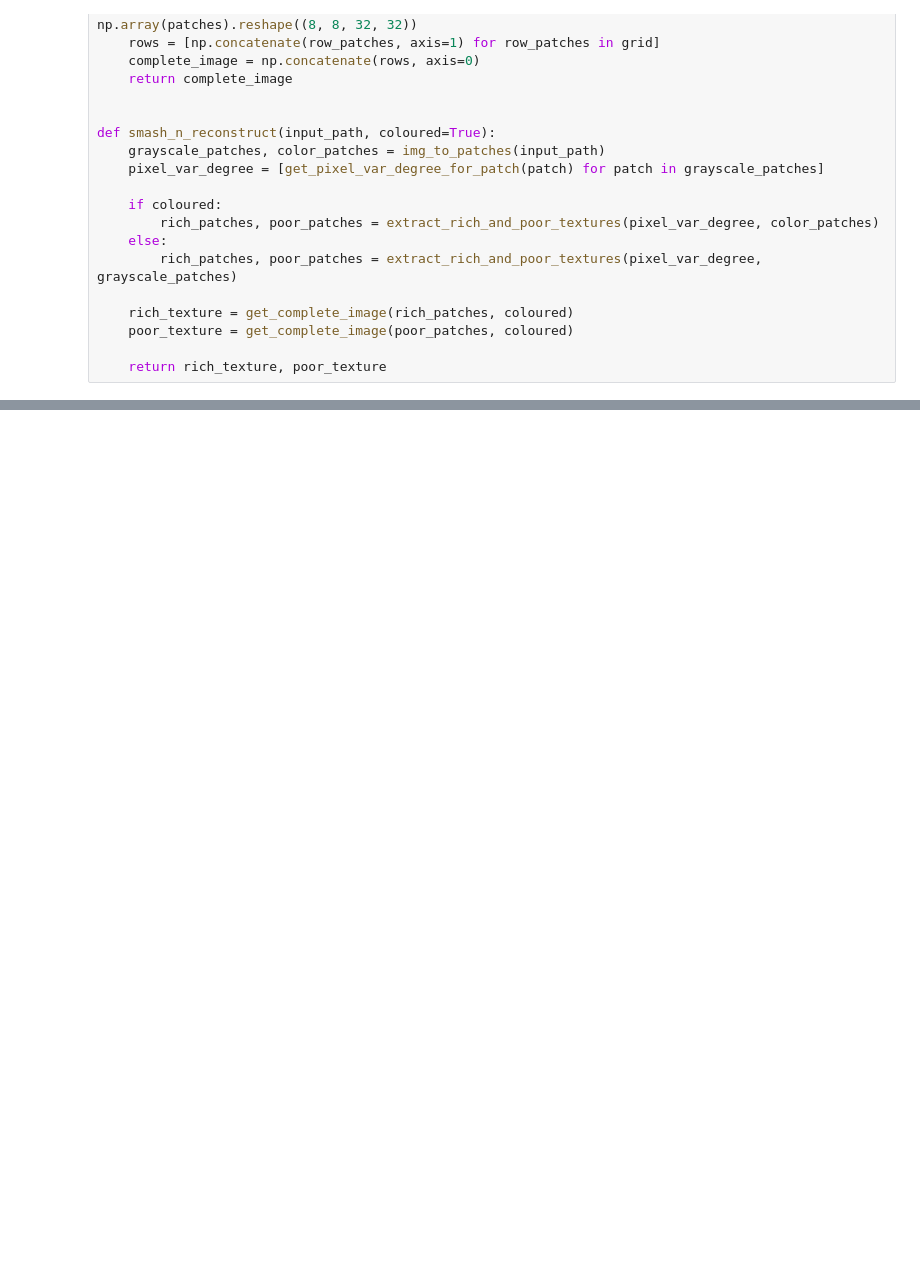
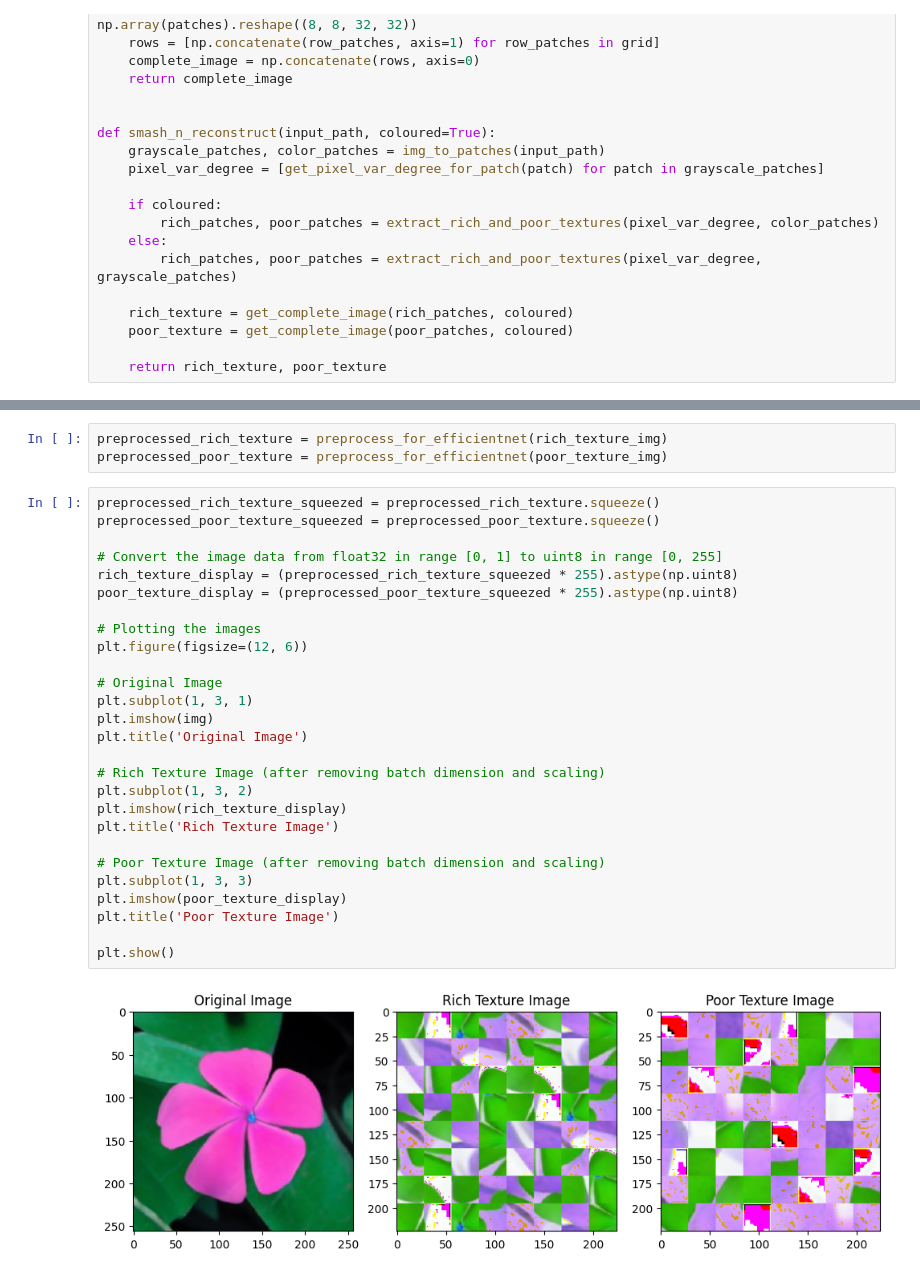
Before and after one commit to KostaKat/SentryAI, a Jupyter notebook: feature_extraction.ipynb, the cells around one changed output, grey strips where cells are left out. Cells and saved outputs as stored; diff of their text form; blank space fills up the shorter version.

Commit message:
Added preprocess_for_efficientnet

```diff
--- a/feature_extraction.ipynb
+++ b/feature_extraction.ipynb
@@ -94,0 +124,32 @@ plt.show()
+# %%
+preprocessed_rich_texture = preprocess_for_efficientnet(rich_texture_img)
+preprocessed_poor_texture = preprocess_for_efficientnet(poor_texture_img)
+# %%
+preprocessed_rich_texture_squeezed = preprocessed_rich_texture.squeeze()
+preprocessed_poor_texture_squeezed = preprocessed_poor_texture.squeeze()
+
+# Convert the image data from float32 in range [0, 1] to uint8 in range [0, 255]
+rich_texture_display = (preprocessed_rich_texture_squeezed * 255).astype(np.uint8)
+poor_texture_display = (preprocessed_poor_texture_squeezed * 255).astype(np.uint8)
+
+# Plotting the images
+plt.figure(figsize=(12, 6))
+
+# Original Image
+plt.subplot(1, 3, 1)
+plt.imshow(img)
+plt.title('Original Image')
+
+# Rich Texture Image (after removing batch dimension and scaling)
+plt.subplot(1, 3, 2)
+plt.imshow(rich_texture_display)
+plt.title('Rich Texture Image')
+
+# Poor Texture Image (after removing batch dimension and scaling)
+plt.subplot(1, 3, 3)
+plt.imshow(poor_texture_display)
+plt.title('Poor Texture Image')
+
+plt.show()
+# %% [output]
+[figure, added]
```
Also changed, not shown: parts of 3 cells of this notebook.
